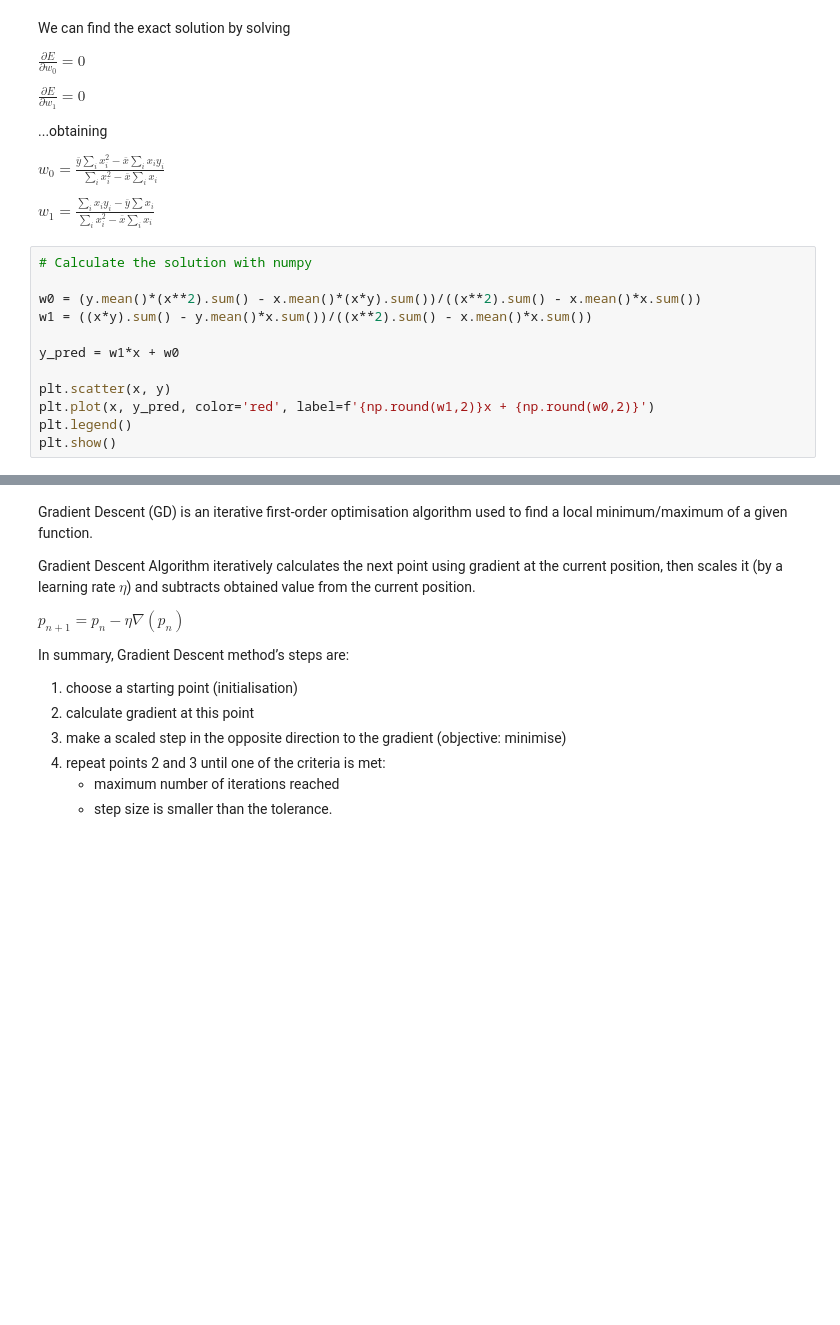
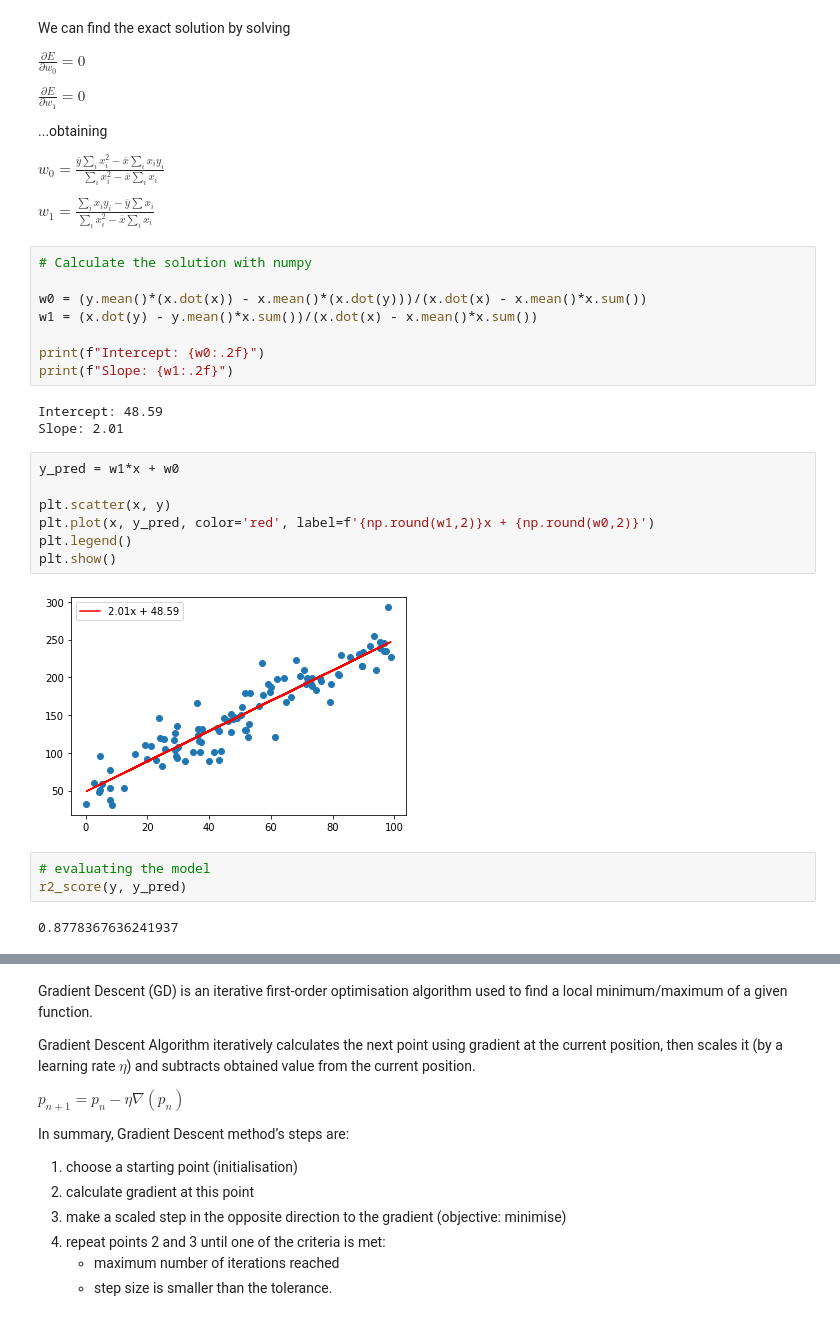
Before and after one commit to MarcoCalbucci/DataAnalytics, a Jupyter notebook: PredictiveModeling/Regression/SimpleLinearRegression/simple_linear_regression.ipynb, the cells around one changed output, grey strips where cells are left out. Saved outputs shown, nothing was run; the diff lists cells and outputs as text; blank space fills up the shorter version.

```diff
--- a/PredictiveModeling/Regression/SimpleLinearRegression/simple_linear_regression.ipynb
+++ b/PredictiveModeling/Regression/SimpleLinearRegression/simple_linear_regression.ipynb
@@ -44,15 +48,28 @@ $\frac{\partial E}{\partial w_1} = 0$
 $w_0 = \frac{\overline{y}\sum_i x_i^2 - \overline{x}\sum_i x_i y_i}{\sum_i x_i^2 - \overline{x} \sum_i x_i}$
 
 $w_1 = \frac{\sum_i x_i y_i - \overline{y}\sum x_i}{\sum_i x_i^2 - \overline{x}\sum_i x_i}$
+# %%
+# Calculate the solution with numpy
+
+w0 = (y.mean()*(x.dot(x)) - x.mean()*(x.dot(y)))/(x.dot(x) - x.mean()*x.sum())
+w1 = (x.dot(y) - y.mean()*x.sum())/(x.dot(x) - x.mean()*x.sum())
+
+print(f"Intercept: {w0:.2f}")
+print(f"Slope: {w1:.2f}")
+# %% [output]
+Intercept: 48.59
+Slope: 2.01
 # %%
-# Calculate the solution with numpy
-
-w0 = (y.mean()*(x**2).sum() - x.mean()*(x*y).sum())/((x**2).sum() - x.mean()*x.sum())
-w1 = ((x*y).sum() - y.mean()*x.sum())/((x**2).sum() - x.mean()*x.sum())
-
 y_pred = w1*x + w0
 
 plt.scatter(x, y)
 plt.plot(x, y_pred, color='red', label=f'{np.round(w1,2)}x + {np.round(w0,2)}')
 plt.legend()
 plt.show()
+# %% [output]
+[figure, added]
+# %%
+# evaluating the model
+r2_score(y, y_pred)
+# %% [output]
+0.8778367636241937
```
Also changed, not shown: parts of 16 cells of this notebook.
